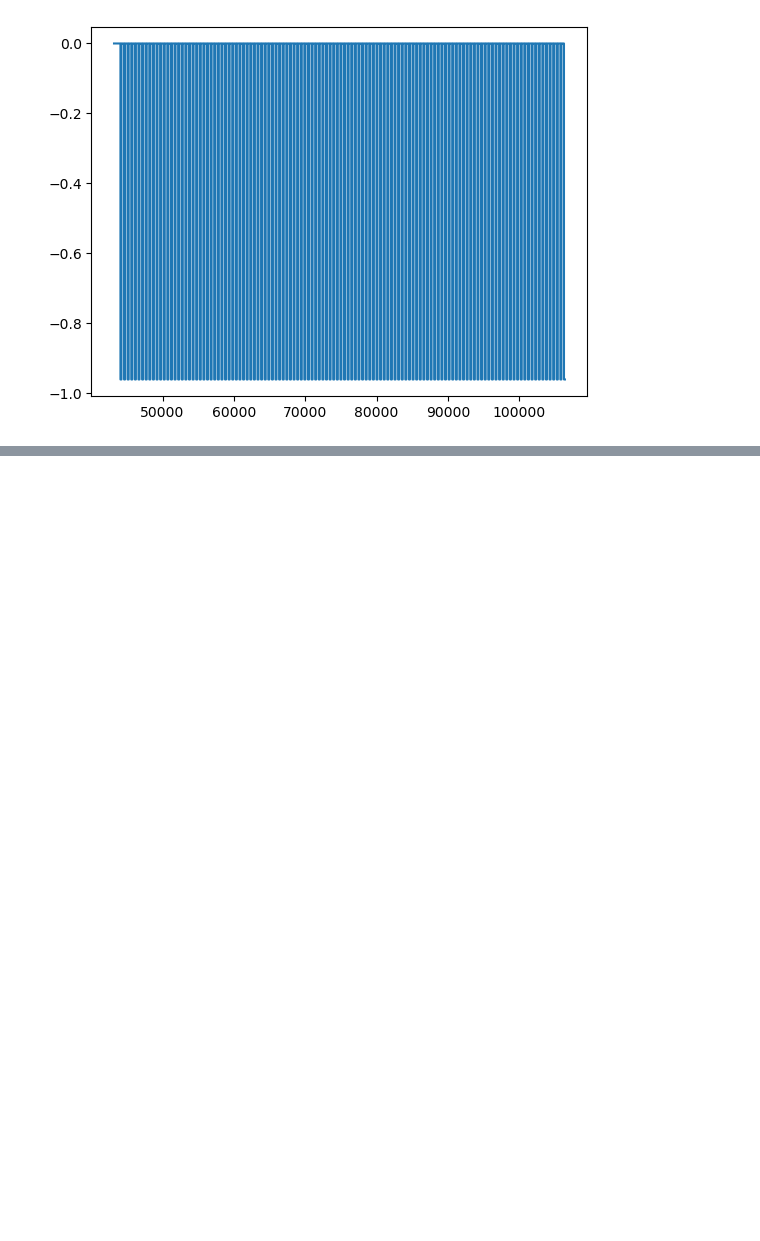
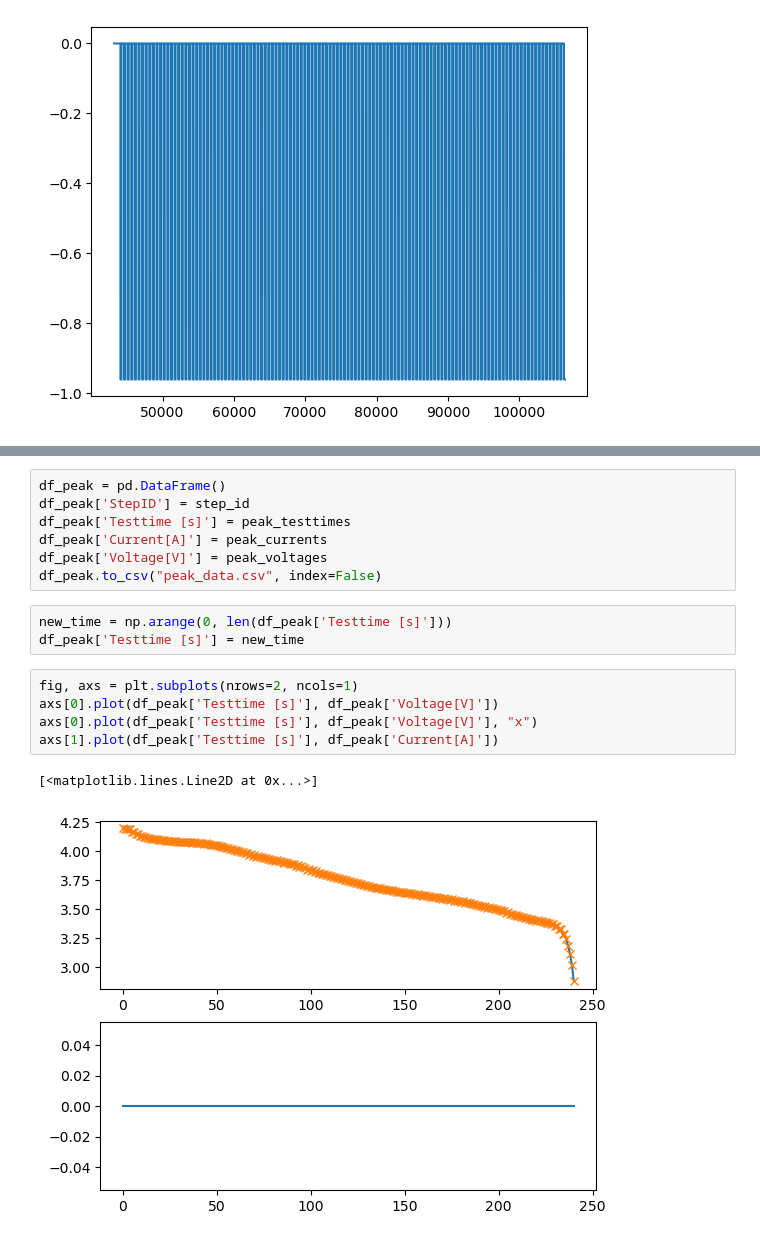
Before and after one commit to JerryOu10124/MA, a Jupyter notebook: data_extract.ipynb, the cells around one changed output, grey strips where cells are left out. Drawn from its saved outputs; the diff is of its cells as text; blank space fills up the shorter version.

```diff
--- a/data_extract.ipynb
+++ b/data_extract.ipynb
@@ -56,0 +64,18 @@ plt.show()
+# %%
+df_peak = pd.DataFrame()
+df_peak['StepID'] = step_id
+df_peak['Testtime [s]'] = peak_testtimes
+df_peak['Current[A]'] = peak_currents
+df_peak['Voltage[V]'] = peak_voltages
+df_peak.to_csv("peak_data.csv", index=False)
+# %%
+new_time = np.arange(0, len(df_peak['Testtime [s]']))
+df_peak['Testtime [s]'] = new_time
+# %%
+fig, axs = plt.subplots(nrows=2, ncols=1)
+axs[0].plot(df_peak['Testtime [s]'], df_peak['Voltage[V]'])
+axs[0].plot(df_peak['Testtime [s]'], df_peak['Voltage[V]'], "x")
+axs[1].plot(df_peak['Testtime [s]'], df_peak['Current[A]'])
+# %% [output]
+[<matplotlib.lines.Line2D at 0x...>]
+[figure, added]
```
Also changed, not shown: parts of 6 cells of this notebook, 8 other files.
